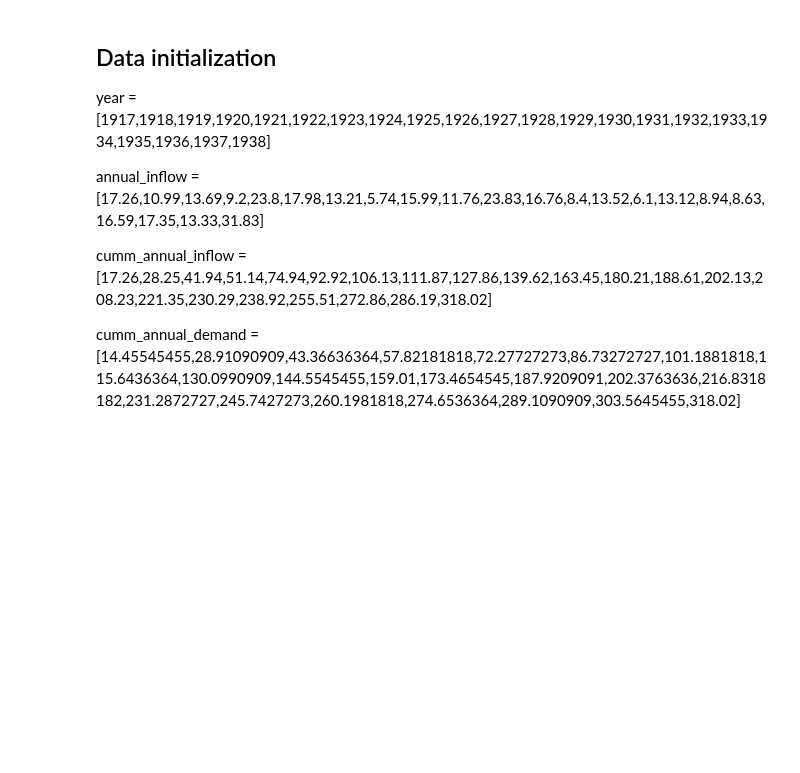
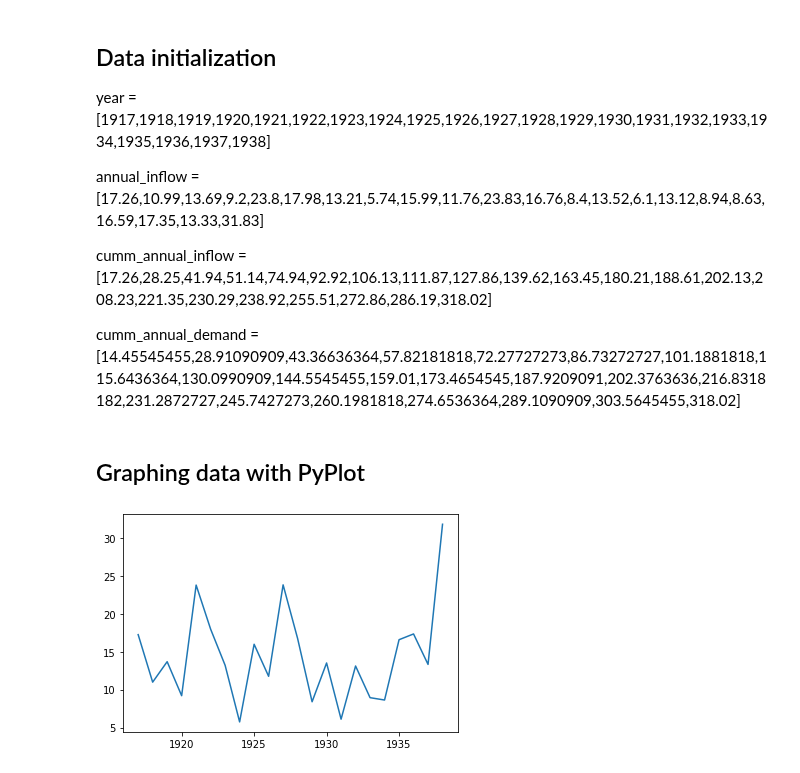
Before and after one commit to austinkinnrubin/ce114, a Jupyter notebook: CE114.ipynb, the cells around one changed output. Drawn from its saved outputs; the diff is of its cells as text; code cells hidden in the pictures; blank space fills up the shorter version.

```diff
--- a/CE114.ipynb
+++ b/CE114.ipynb
@@ -34,3 +34,10 @@ annual_inflow = np.array([17.26,10.99,13.69,9.2,23.8,17.98,13.21,5.74,15.99,11.7
 cumm_annual_inflow = np.array([17.26,28.25,41.94,51.14,74.94,92.92,106.13,111.87,127.86,139.62,163.45,180.21,188.61,202.13,208.23,221.35,230.29,238.92,255.51,272.86,286.19,318.02])
 
 cumm_annual_demand = np.array([14.45545455,28.91090909,43.36636364,57.82181818,72.27727273,86.73272727,101.1881818,115.6436364,130.0990909,144.5545455,159.01,173.4654545,187.9209091,202.3763636,216.8318182,231.2872727,245.7427273,260.1981818,274.6536364,289.1090909,303.5645455,318.02])
+# %% [markdown]
+## Graphing data with PyPlot
+# %%
+plt.plot(year,annual_inflow)
+mean = np.average(annual_inflow)
+# %% [output]
+[figure, added]
```
Also changed, not shown: parts of 2 cells of this notebook.
